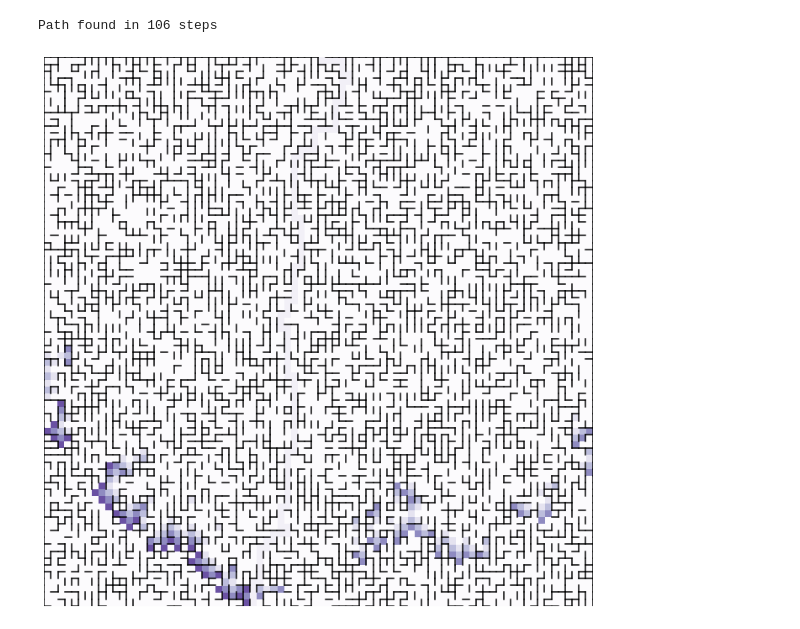
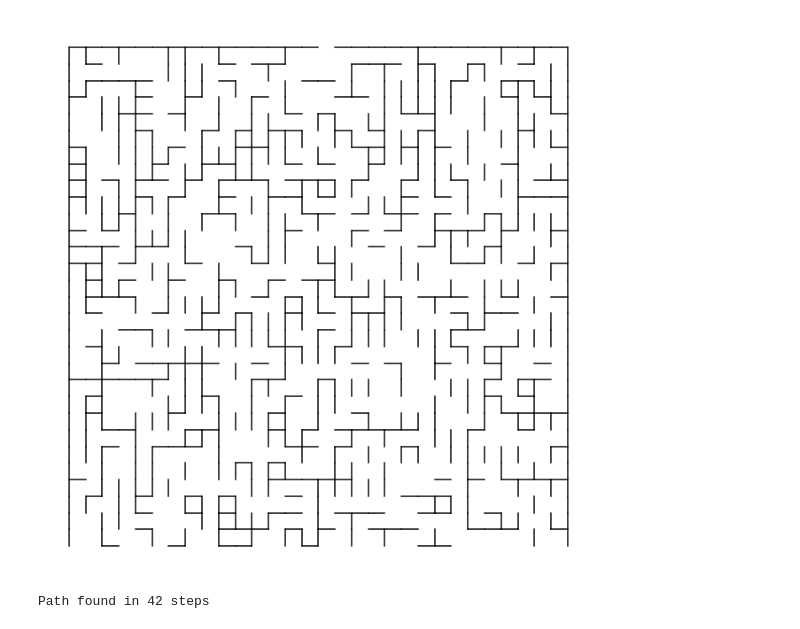
Before and after one commit to zachary-hawk/Maze_solve, a Jupyter notebook: maze_solver.ipynb, the cells around one changed output. Drawn from its saved outputs; the diff is of its cells as text; code cells hidden in the pictures.

```diff
--- a/maze_solver.ipynb
+++ b/maze_solver.ipynb
@@ -7,8 +5,11 @@ M=Maze(80,80)
-# %%
-M.solve()
-# %% [output]
-Path found in 106 steps
-# %%
-M.movie('test.mp4')
-# %% [output]
-[figure, removed]
+# %%
+'''Generate a 30x30 maze and plot it'''
+M=Maze(30,30)
+M.plot()
+# %% [output]
+[figure, added]
+# %%
+#Solve the maze
+M.solve()
+# %% [output]
+Path found in 42 steps
```
Also changed, not shown: parts of 5 cells of this notebook, 1 other file.
